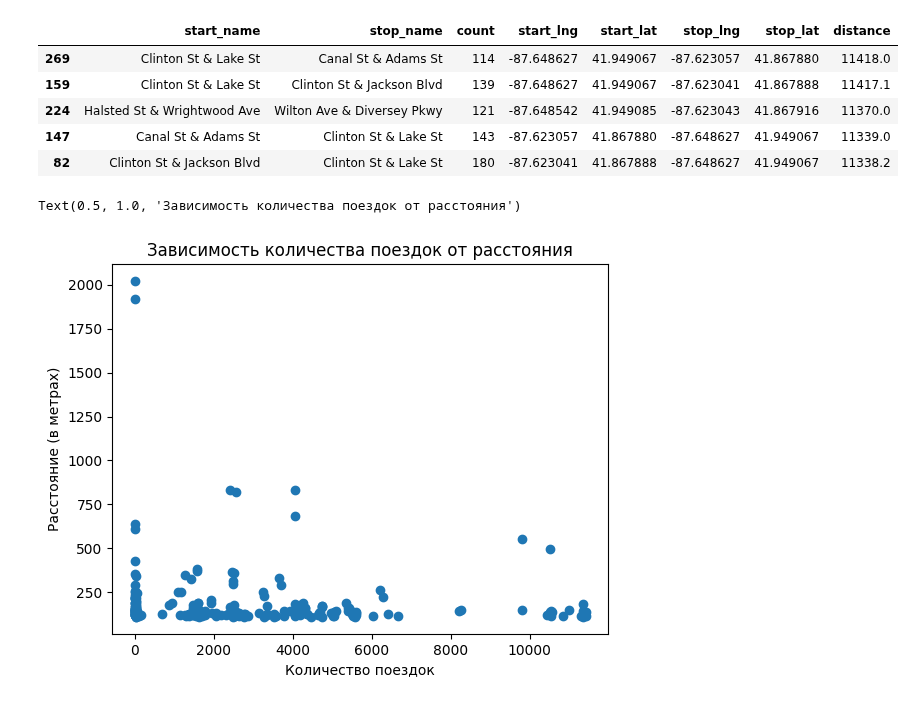
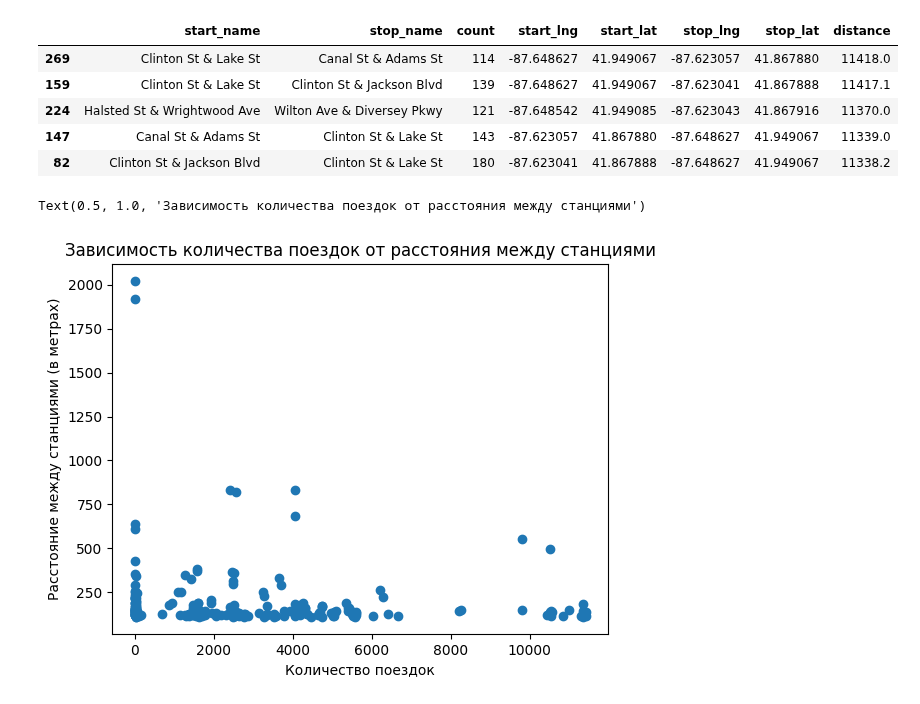
Before and after one commit to kapibarr/big-data-project, a Jupyter notebook: popular_station_2023.ipynb, the cells around one changed output. Cells and saved outputs as stored; diff of their text form; code cells hidden in the pictures.

```diff
--- a/popular_station_2023.ipynb
+++ b/popular_station_2023.ipynb
@@ -270,11 +269,13 @@ top_300.head()
 | 82 | Clinton St & Jackson Blvd | Clinton St & Lake St | 180 | -87.623041 | 41.867888 | -87.648627 | 41.949067 | 11338.2 |
 # %%
 top_300.to_csv("data/2023/top_300_paths.csv", index=False)
+# %%
+top_300 = pd.read_csv("data/2023/top_300_paths.csv")
 # %%
 plt.scatter(top_300["distance"], top_300["count"])
 plt.xlabel("Количество поездок")
-plt.ylabel("Расстояние (в метрах)")
-plt.title("Зависимость количества поездок от расстояния")
+plt.ylabel("Расстояние между станциями (в метрах)")
+plt.title("Зависимость количества поездок от расстояния между станциями")
 # %% [output]
-Text(0.5, 1.0, 'Зависимость количества поездок от расстояния')
+Text(0.5, 1.0, 'Зависимость количества поездок от расстояния между станциями')
-[figure, old version]
+[figure, new version]
```
Also changed, not shown: parts of 3 cells of this notebook, 1 other file.
